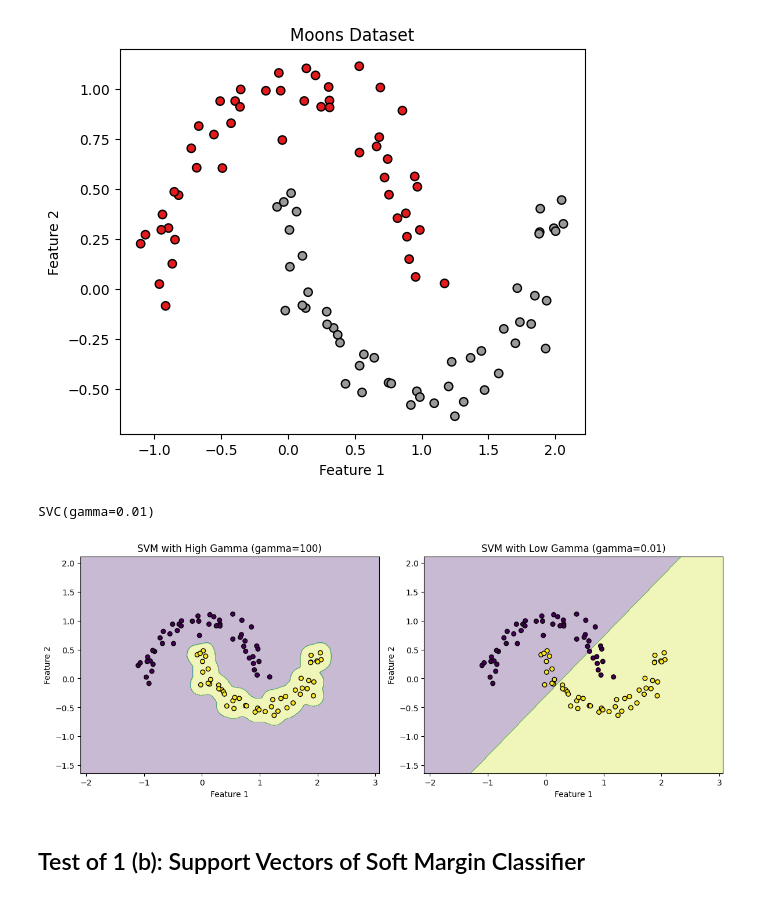
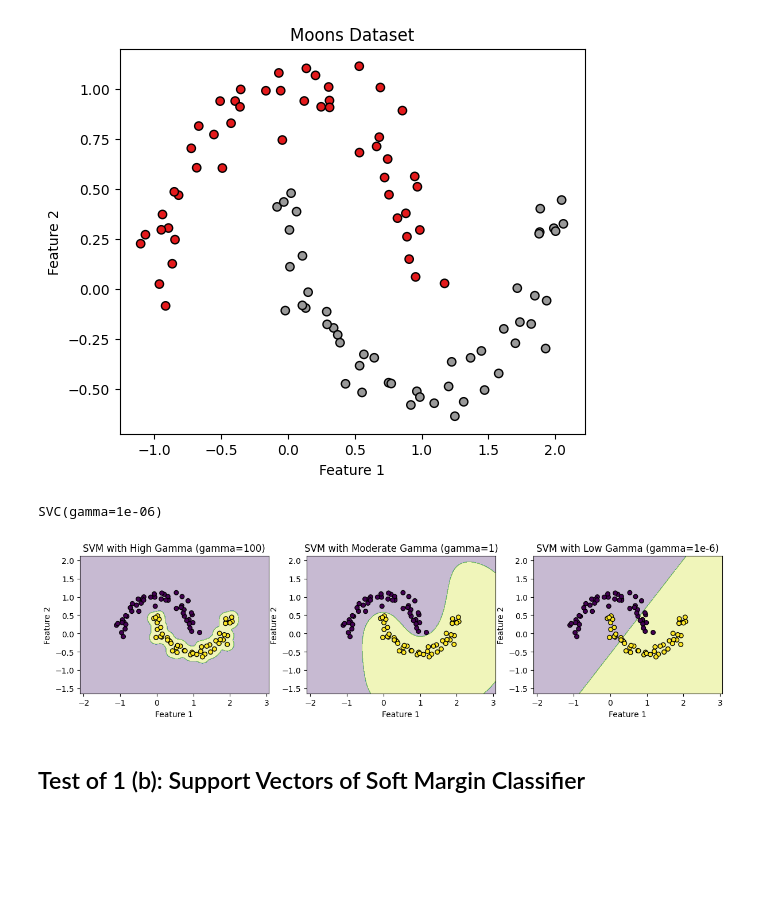
Before and after one commit to Ravi-Raghavan/ESE-5460-Fall-2025, a Jupyter notebook: Homework #1/SVM_analysis.ipynb, the cells around one changed output. Drawn from its saved outputs; the diff is of its cells as text; code cells hidden in the pictures; blank space fills up the shorter version.

```diff
--- a/Homework #1/SVM_analysis.ipynb
+++ b/Homework #1/SVM_analysis.ipynb
@@ -26,11 +26,15 @@ plt.show()
 svm_high_gamma = SVC(kernel='rbf', gamma=100)
 svm_high_gamma.fit(X, y)
 
+# Train SVM with a moderate gamma value
+svm_moderate_gamma = SVC(kernel='rbf', gamma=1)
+svm_moderate_gamma.fit(X, y)
+
 # Train SVM with a low gamma value
-svm_low_gamma = SVC(kernel='rbf', gamma=0.01)
+svm_low_gamma = SVC(kernel = "rbf", gamma = 1e-6)
 svm_low_gamma.fit(X, y)
 # %% [output]
-SVC(gamma=0.01)
+SVC(gamma=1e-06)
 # %%
 # Plot decision boundary
 # model: Fitted SVM Model
@@ -39,37 +43,42 @@ SVC(gamma=0.01)
 def plot_decision_boundary(model, X, y, title):
     # Create a grid to plot the decision boundary
     x_min, x_max = X[:, 0].min() - 1, X[:, 0].max() + 1
     y_min, y_max = X[:, 1].min() - 1, X[:, 1].max() + 1
     xx, yy = np.meshgrid(np.arange(x_min, x_max, 0.01),
                          np.arange(y_min, y_max, 0.01))
 
     Z = model.predict(np.c_[xx.ravel(), yy.ravel()])
     Z = Z.reshape(xx.shape)
 
     plt.contourf(xx, yy, Z, alpha=0.3)
     plt.scatter(X[:, 0], X[:, 1], c=y, s=30, edgecolor='k')
     plt.title(title)
     plt.xlabel('Feature 1')
     plt.ylabel('Feature 2')
     plt.xlim(x_min, x_max)
     plt.ylim(y_min, y_max)
     plt.gca().set_aspect('equal', adjustable='box')
 
 
 # Plot decision boundary for high gamma
 plt.figure(figsize=(12, 5))
 
-plt.subplot(1, 2, 1)
+plt.subplot(1, 3, 1)
 plot_decision_boundary(svm_high_gamma, X, y, 'SVM with High Gamma (gamma=100)')
 
 # Plot decision boundary for low gamma
-plt.subplot(1, 2, 2)
-plot_decision_boundary(svm_low_gamma, X, y, 'SVM with Low Gamma (gamma=0.01)')
+plt.subplot(1, 3, 2)
+plot_decision_boundary(svm_moderate_gamma, X, y, 'SVM with Moderate Gamma (gamma=1)')
+
+# Plot decision boundary for really low gamma
+plt.subplot(1, 3, 3)
+plot_decision_boundary(svm_low_gamma, X, y, 'SVM with Low Gamma (gamma=1e-6)')
+
 
 plt.tight_layout()
 plt.show()
 # %% [output]
-[figure, old version]
+[figure, new version]
 # %% [markdown]
 ## Test of 1 (b): Support Vectors of Soft Margin Classifier
 # %%
```
Also changed, not shown: 11 other files.
